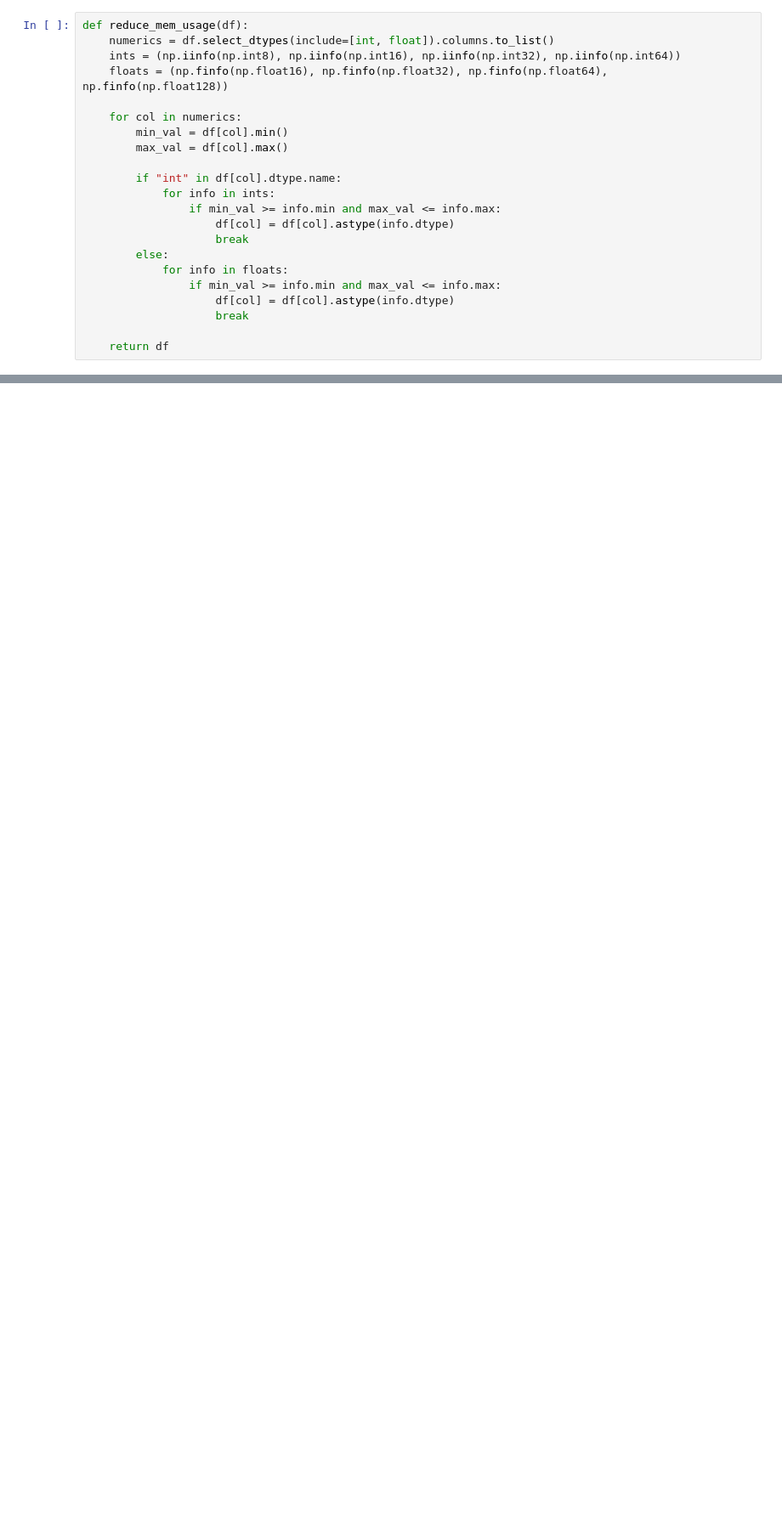
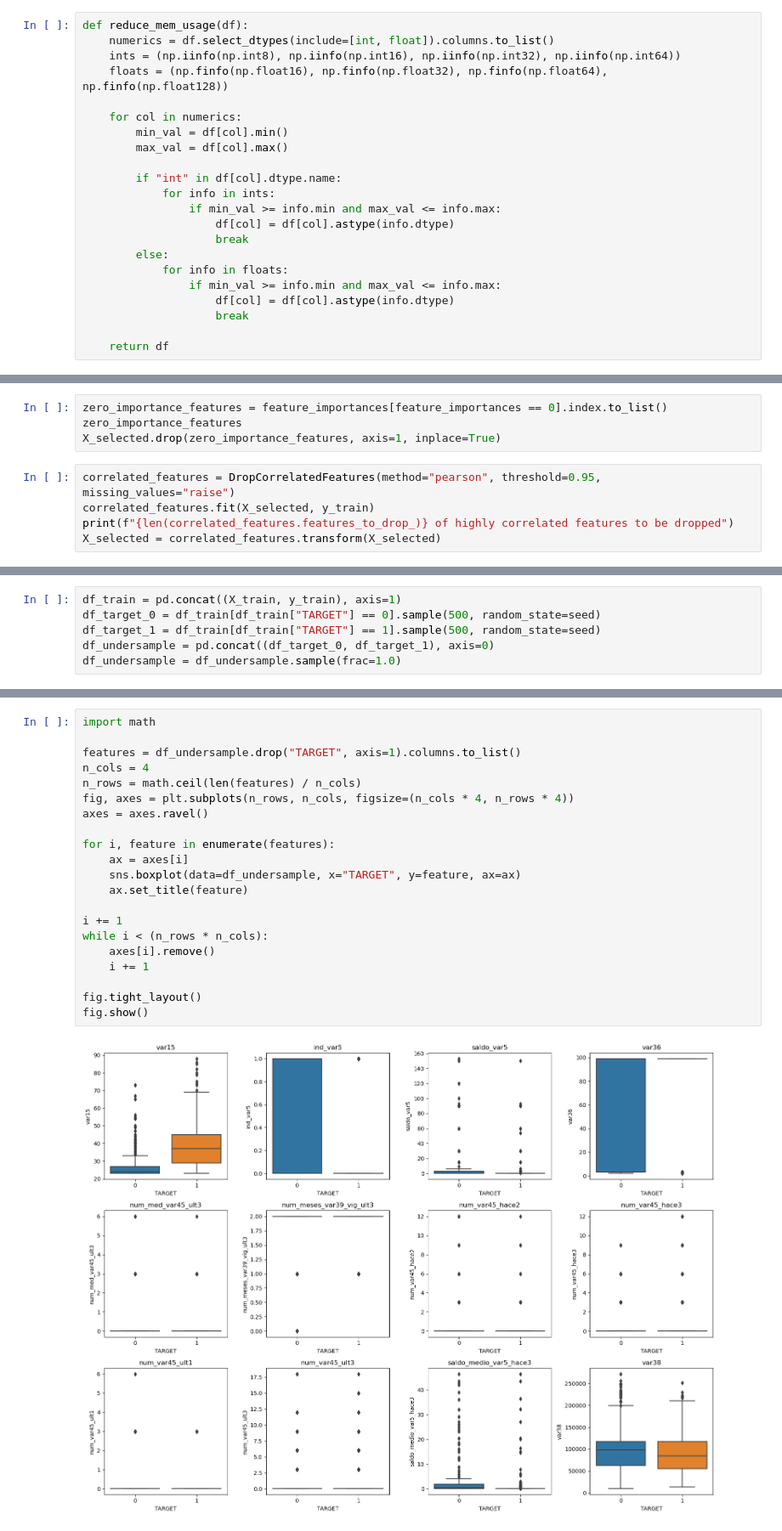
Before and after one commit to IgorTrevelin/data-science, a Jupyter notebook: Santander Customer Satisfaction/customer_satisfaction.ipynb, the cells around one changed output, grey strips where cells are left out. Shown: that part at 85% size. Saved outputs shown, nothing was run; the diff lists cells and outputs as text; blank space fills up the shorter version.

```diff
--- a/Santander Customer Satisfaction/customer_satisfaction.ipynb
+++ b/Santander Customer Satisfaction/customer_satisfaction.ipynb
@@ -248,0 +260,9 @@ X_selected = correlated_features.transform(X_selected)
+# %%
+zero_importance_features = feature_importances[feature_importances == 0].index.to_list()
+zero_importance_features
+X_selected.drop(zero_importance_features, axis=1, inplace=True)
+# %%
+correlated_features = DropCorrelatedFeatures(method="pearson", threshold=0.95, missing_values="raise")
+correlated_features.fit(X_selected, y_train)
+print(f"{len(correlated_features.features_to_drop_)} of highly correlated features to be dropped")
+X_selected = correlated_features.transform(X_selected)
@@ -269,0 +283,6 @@ array(['var3', 'var15', 'imp_ent_var16_ult1', 'imp_op_var39_comer_ult1',
+# %%
+df_train = pd.concat((X_train, y_train), axis=1)
+df_target_0 = df_train[df_train["TARGET"] == 0].sample(500, random_state=seed)
+df_target_1 = df_train[df_train["TARGET"] == 1].sample(500, random_state=seed)
+df_undersample = pd.concat((df_target_0, df_target_1), axis=0)
+df_undersample = df_undersample.sample(frac=1.0)
@@ -269,0 +291,23 @@ array(['var3', 'var15', 'imp_ent_var16_ult1', 'imp_op_var39_comer_ult1',
+# %%
+import math
+
+features = df_undersample.drop("TARGET", axis=1).columns.to_list()
+n_cols = 4
+n_rows = math.ceil(len(features) / n_cols)
+fig, axes = plt.subplots(n_rows, n_cols, figsize=(n_cols * 4, n_rows * 4))
+axes = axes.ravel()
+
+for i, feature in enumerate(features):
+    ax = axes[i]
+    sns.boxplot(data=df_undersample, x="TARGET", y=feature, ax=ax)
+    ax.set_title(feature)
+
+i += 1
+while i < (n_rows * n_cols):
+    axes[i].remove()
+    i += 1
+
+fig.tight_layout()
+fig.show()
+# %% [output]
+[figure, added]
```
Also changed, not shown: parts of 69 cells of this notebook.
